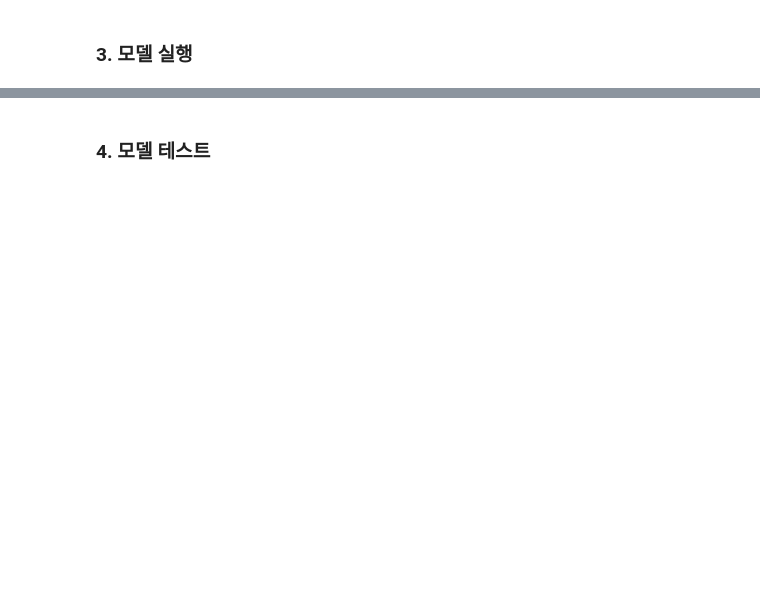
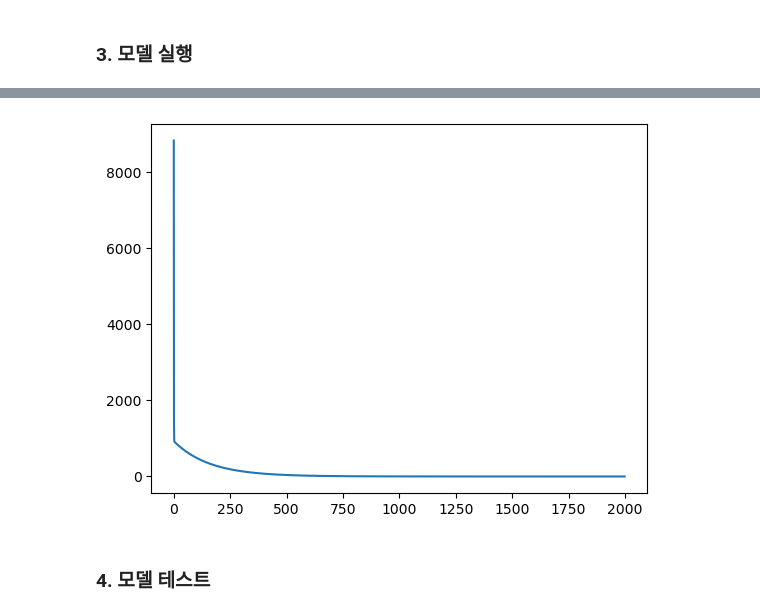
Before and after one commit to yeaeun123/deeplearning, a Jupyter notebook: ch05.ipynb, the cells around one changed output, grey strips where cells are left out. Cells and saved outputs as stored; diff of their text form; code cells hidden in the pictures; blank space fills up the shorter version.

```diff
--- a/ch05.ipynb
+++ b/ch05.ipynb
@@ -290,8 +304,12 @@ y = np.array([81, 93, 91, 97])
 # %%
 model = Sequential()
 
-#입력 변수가 2개(학습 시간, 과외 시간)이므로 input_dim에 2를 입력합니다.
-model.add(Dense(1, input_dim=2, activation='linear'))
+# 입력층
+model.add(Input(shape=(2)))
+
+model.add(Dense(1, activation='linear'))
 model.compile(optimizer='sgd' ,loss='mse')
+# optimizer='sgd' 최적화함수=확률적 경사 하강법,
+# loss='mse' 손실함수=최소 제곱 평균
 
-model.fit(x, y, epochs=2000)
+history = model.fit(x, y, epochs=2000, verbose=0)
@@ -298,3 +340,9 @@ model.fit(x, y, epochs=2000)
+# %%
+# 그래프로 시각화
+plt.plot(history.history['loss'])
+plt.show()
+# %% [output]
+[figure, added]
 # %% [markdown]
 ### 4. 모델 테스트
 # %%
```
Also changed, not shown: parts of 6 cells of this notebook.
